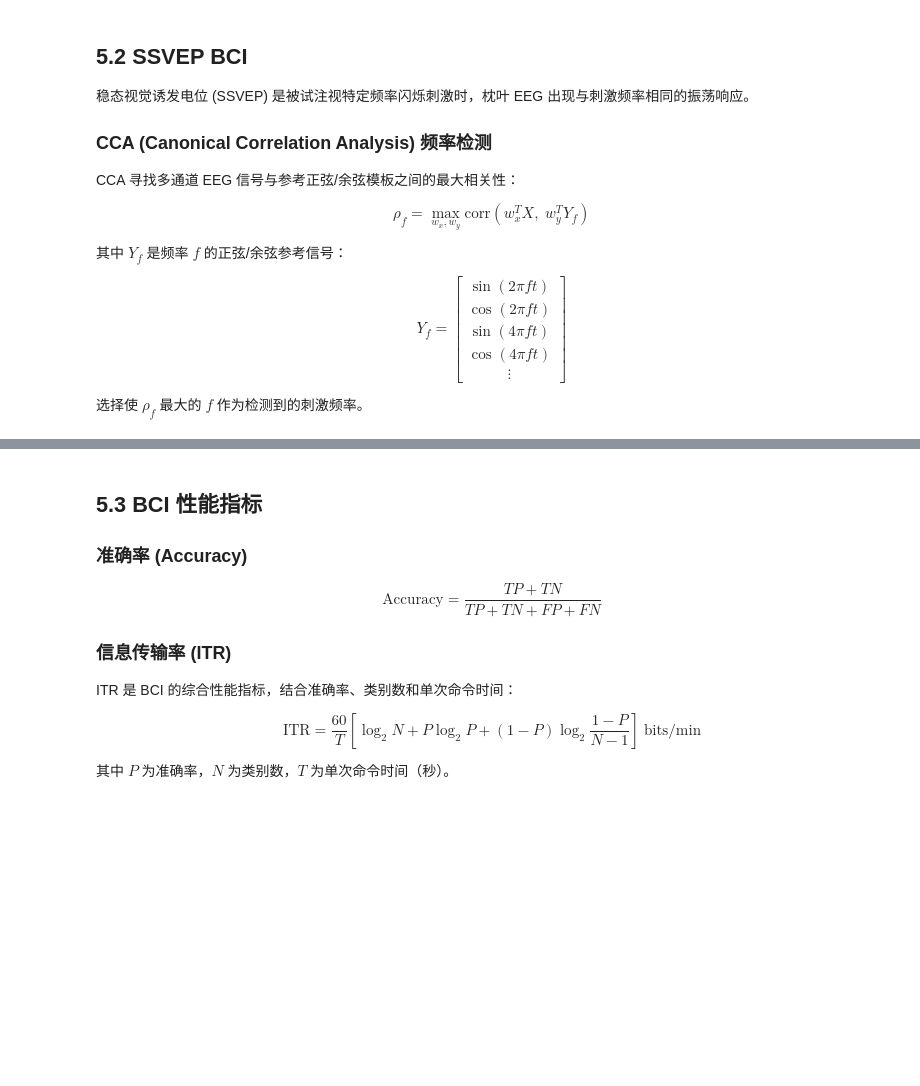
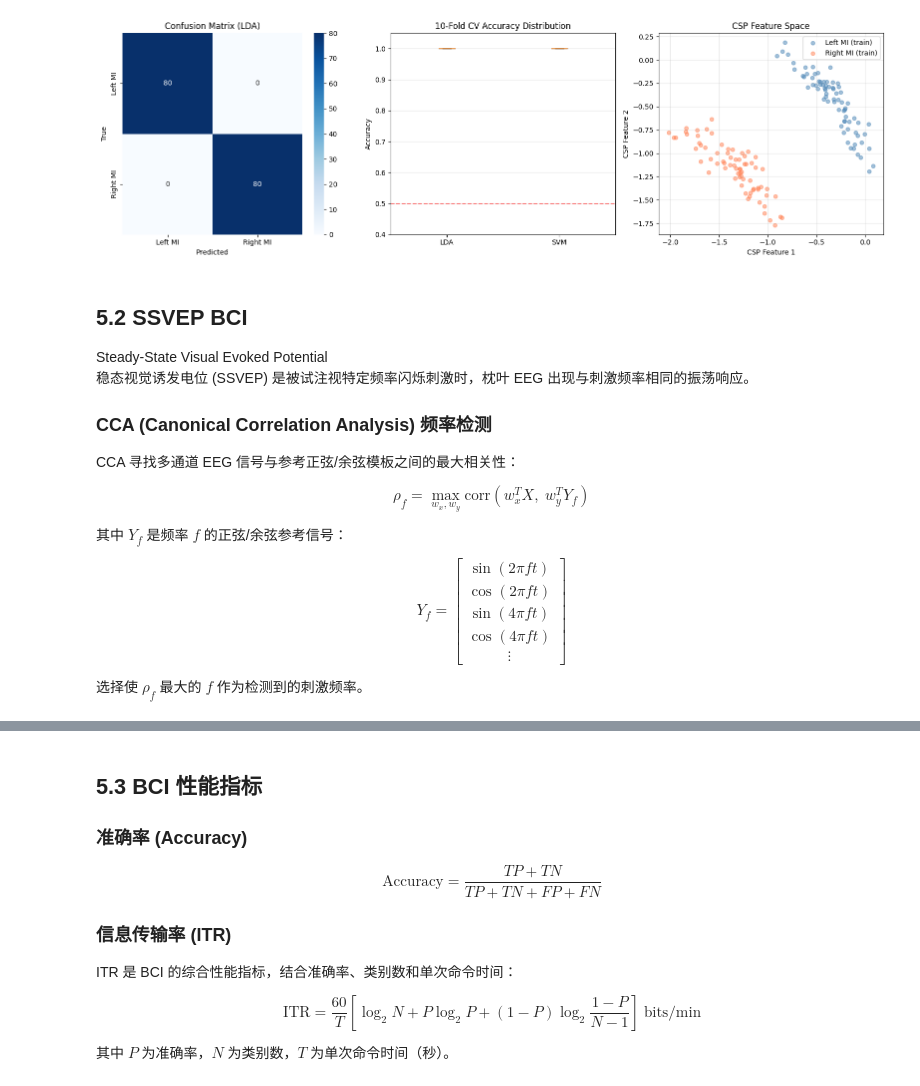
Before and after one commit to usstziyi/openbci-4, a Jupyter notebook: notebooks/unit_05_bci_applications.ipynb, the cells around one changed output, grey strips where cells are left out. Cells and saved outputs as stored; diff of their text form; code cells hidden in the pictures; blank space fills up the shorter version.

```diff
--- a/notebooks/unit_05_bci_applications.ipynb
+++ b/notebooks/unit_05_bci_applications.ipynb
@@ -215,6 +203,45 @@ plt.show()
+# %%
+
+# ---- 5. 可视化 ----
+fig, axes = plt.subplots(1, 3, figsize=(16, 5))
+
+# 混淆矩阵
+cm = confusion_matrix(all_true_labels, all_predictions_lda)
+sns.heatmap(cm, annot=True, fmt="d", cmap="Blues", ax=axes[0],
+            xticklabels=["Left MI", "Right MI"],
+            yticklabels=["Left MI", "Right MI"])
+axes[0].set_xlabel("Predicted")
+axes[0].set_ylabel("True")
+axes[0].set_title("Confusion Matrix (LDA)")
+
+# 交叉验证箱线图
+axes[1].boxplot([lda_scores, svm_scores], tick_labels=["LDA", "SVM"],
+                patch_artist=True)
+axes[1].set_ylabel("Accuracy")
+axes[1].set_title("10-Fold CV Accuracy Distribution")
+axes[1].set_ylim(0.4, 1.05)
+axes[1].axhline(0.5, color="red", linestyle="--", alpha=0.5, label="Chance")
+axes[1].grid(True, alpha=0.3, axis="y")
+
+# CSP 特征空间 (最后一个 fold)
+axes[2].scatter(feat_train[y_train==0, 0], feat_train[y_train==0, 1],
+                c="steelblue", alpha=0.5, s=30, label="Left MI (train)")
+axes[2].scatter(feat_train[y_train==1, 0], feat_train[y_train==1, 1],
+                c="coral", alpha=0.5, s=30, label="Right MI (train)")
+axes[2].set_xlabel("CSP Feature 1")
+axes[2].set_ylabel("CSP Feature 2")
+axes[2].set_title("CSP Feature Space")
+axes[2].legend()
+axes[2].grid(True, alpha=0.3)
+
+plt.tight_layout()
+plt.show()
+# %% [output]
+[figure, added]
 # %% [markdown]
 ## 5.2 SSVEP BCI
 
+Steady-State Visual Evoked Potential
 稳态视觉诱发电位 (SSVEP) 是被试注视特定频率闪烁刺激时，枕叶 EEG 出现与刺激频率相同的振荡响应。
 
 ### CCA (Canonical Correlation Analysis) 频率检测
```
Also changed, not shown: parts of 6 cells of this notebook, 2 other files.
